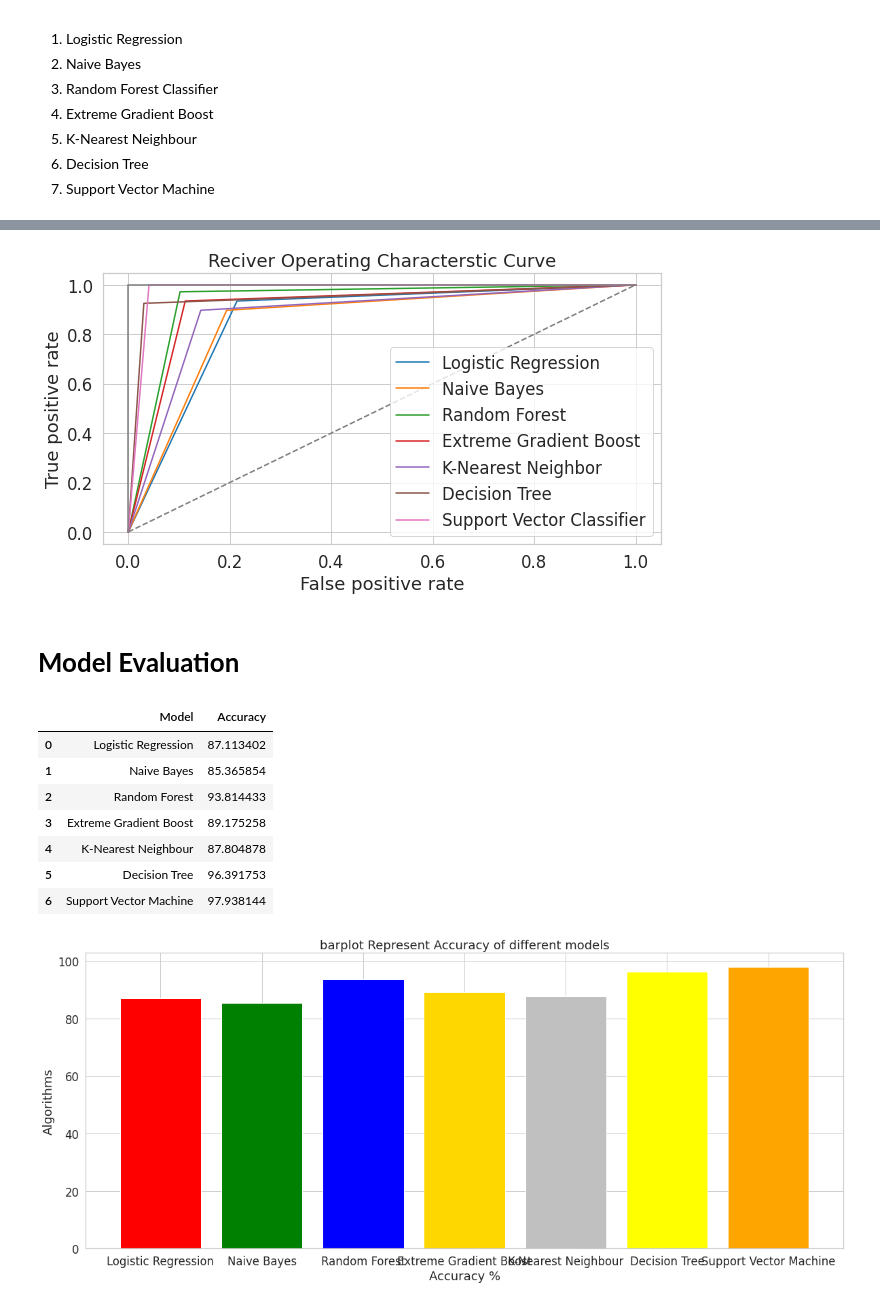
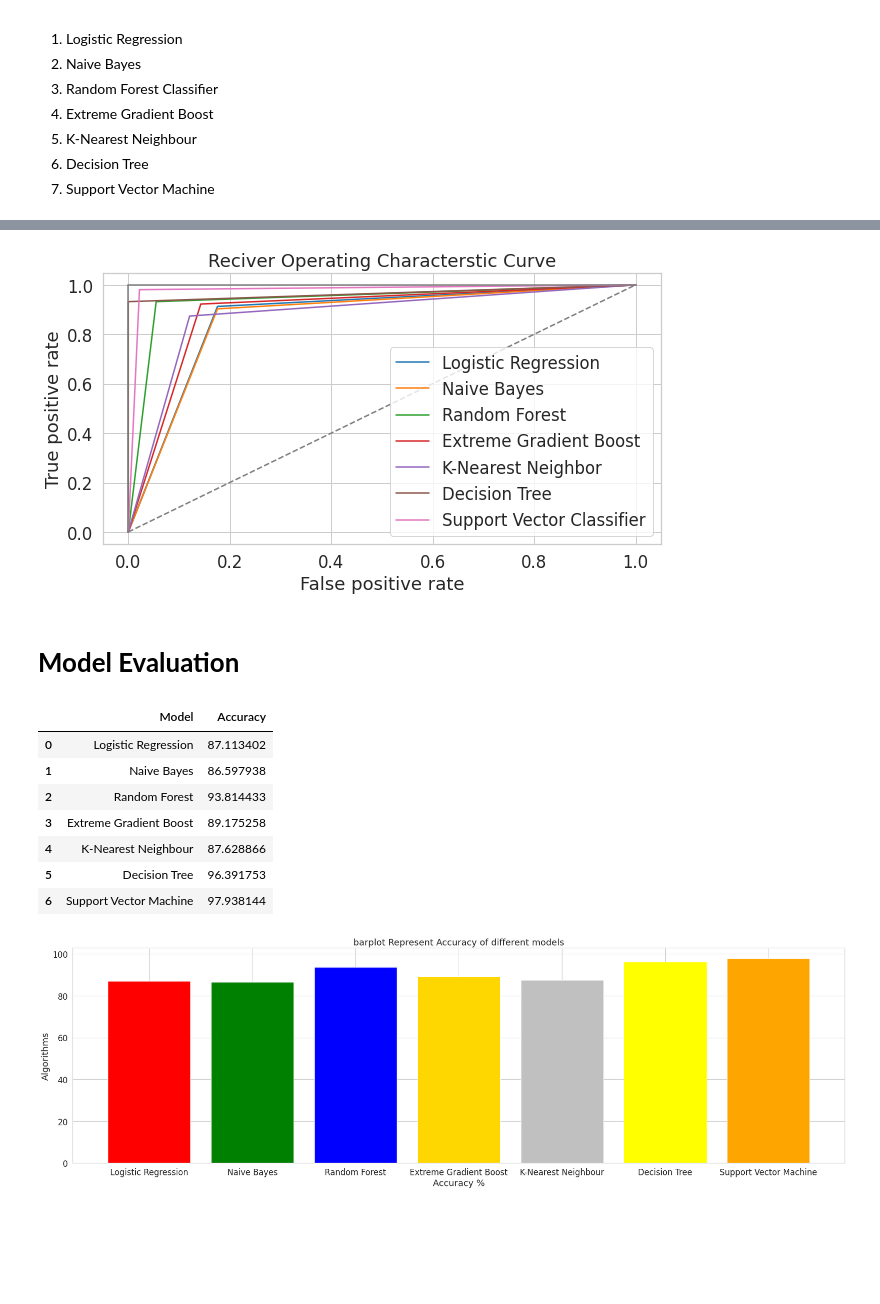
Before and after one commit to masp42/Crisp_DM_CA, a Jupyter notebook: Heart_Disease_Prediction_CA.ipynb, the cells around one changed output, grey strips where cells are left out. Cells and saved outputs as stored; diff of their text form; code cells hidden in the pictures; blank space fills up the shorter version.

```diff
--- a/Heart_Disease_Prediction_CA.ipynb
+++ b/Heart_Disease_Prediction_CA.ipynb
@@ -407,8 +415,8 @@ for i in range(0,df.shape[1]):
 # **3. Model preparation**
 # %%
 # Made by Priscila, Marcelo and Ariane
-y = df["target"]
-X = df.drop('target',axis=1)
+y = df1["target"]
+X = df1.drop('target',axis=1)
 X_train, X_test, y_train, y_test = train_test_split(X, y, test_size=0.20, random_state = 0)
 # %%
 # Made by Priscila, Marcelo and Ariane
@@ -732,7 +740,7 @@ plt.xlabel('False positive rate')
 plt.legend()
 plt.show()
 # %% [output]
-[figure, old version]
+[figure, new version]
 # %% [markdown]
 # **Model Evaluation**
 # %%
@@ -744,20 +752,20 @@ model_ev
 # %% [output]
 |  | Model | Accuracy |
 | 0 | Logistic Regression | 87.113402 |
-| 1 | Naive Bayes | 85.365854 |
+| 1 | Naive Bayes | 86.597938 |
 | 2 | Random Forest | 93.814433 |
 | 3 | Extreme Gradient Boost | 89.175258 |
-| 4 | K-Nearest Neighbour | 87.804878 |
+| 4 | K-Nearest Neighbour | 87.628866 |
 | 5 | Decision Tree | 96.391753 |
 | 6 | Support Vector Machine | 97.938144 |
 # %%
 # Made by Priscila, Marcelo and Ariane
 colors = ['red','green','blue','gold','silver','yellow','orange',]
-plt.figure(figsize=(20,8))
+plt.figure(figsize=(28,8))
 plt.title("barplot Represent Accuracy of different models")
 plt.xlabel("Accuracy %")
 plt.ylabel("Algorithms")
 plt.bar(model_ev['Model'],model_ev['Accuracy'],color = colors)
 plt.show()
 # %% [output]
-[figure, old version]
+[figure, new version]
```
Also changed, not shown: parts of 21 cells of this notebook.
